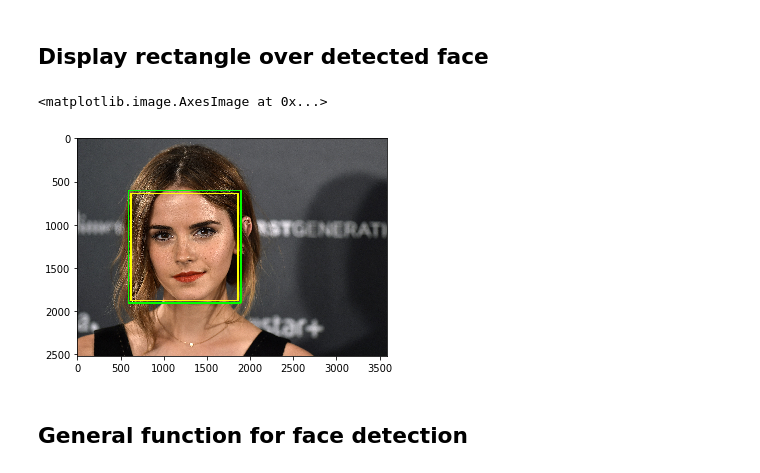
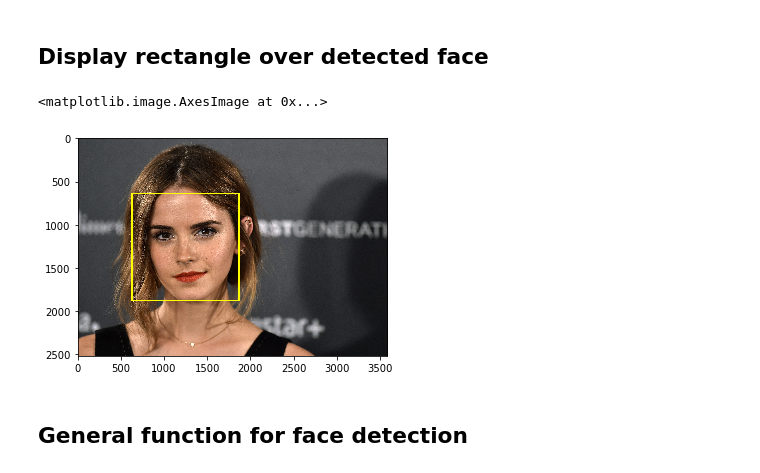
Before and after one commit to smaranjitghose/DeepPixel, a Jupyter notebook: deeppixel/Face_Detection/Face_Detect.ipynb, the cells around one changed output. Saved outputs shown, nothing was run; the diff lists cells and outputs as text; code cells hidden in the pictures.

Commit message:
Fixed wrong variable name form test_image to image

```diff
--- a/deeppixel/Face_Detection/Face_Detect.ipynb
+++ b/deeppixel/Face_Detection/Face_Detect.ipynb
@@ -55,10 +55,10 @@ for (x,y,w,h) in faces_rects:
 # %% [markdown]
 ## **Display rectangle over detected face**
 # %%
-plt.imshow(convertToRGB(test_image))
+plt.imshow(convertToRGB(image))
 # %% [output]
 <matplotlib.image.AxesImage at 0x...>
-[figure, old version]
+[figure, new version]
 # %% [markdown]
 ## **General function for face detection**
 # %%
```
Also changed, not shown: parts of 2 cells of this notebook, 1 other file.
